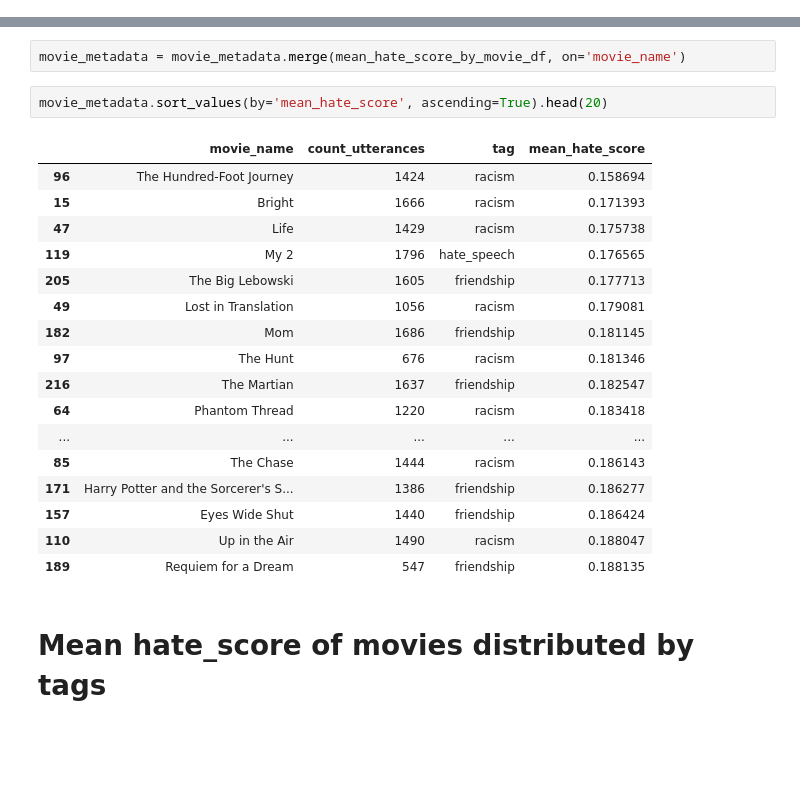
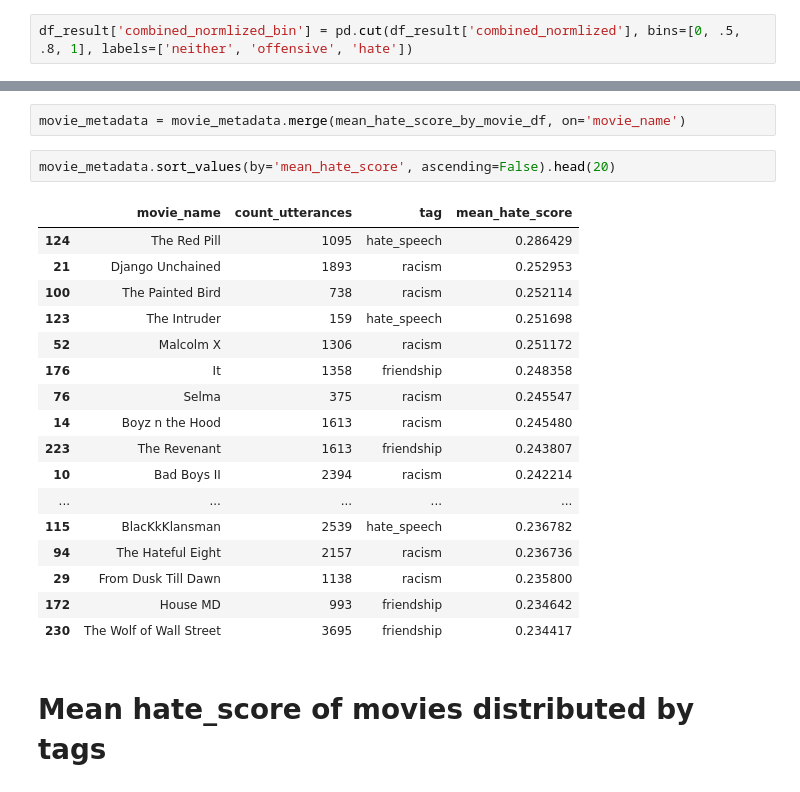
Before and after one commit to nvbogu/movie_hatespeech_detection, a Jupyter notebook: niklas_approach/get_model_score.ipynb, the cells around one changed output, grey strips where cells are left out. Saved outputs shown, nothing was run; the diff lists cells and outputs as text; blank space fills up the shorter version.

```diff
--- a/niklas_approach/get_model_score.ipynb
+++ b/niklas_approach/get_model_score.ipynb
@@ -51,3 +53,5 @@ df_result['combined_normlized'] = round(df_result['combined_results']/df_result[
+# %%
+df_result['combined_normlized_bin'] = pd.cut(df_result['combined_normlized'], bins=[0, .5, .8, 1], labels=['neither', 'offensive', 'hate'])
 # %%
 df_result.head(1)
 # %% [output]
@@ -74,25 +143,25 @@ movie_metadata = df_result.drop_duplicates(subset=['movie_name'])[['movie_name',
 # %%
 movie_metadata = movie_metadata.merge(mean_hate_score_by_movie_df, on='movie_name')
 # %%
-movie_metadata.sort_values(by='mean_hate_score', ascending=True).head(20)
+movie_metadata.sort_values(by='mean_hate_score', ascending=False).head(20)
 # %% [output]
 |  | movie_name | count_utterances | tag | mean_hate_score |
-| 96 | The Hundred-Foot Journey | 1424 | racism | 0.158694 |
-| 15 | Bright | 1666 | racism | 0.171393 |
-| 47 | Life | 1429 | racism | 0.175738 |
-| 119 | My 2 | 1796 | hate_speech | 0.176565 |
-| 205 | The Big Lebowski | 1605 | friendship | 0.177713 |
-| 49 | Lost in Translation | 1056 | racism | 0.179081 |
-| 182 | Mom | 1686 | friendship | 0.181145 |
-| 97 | The Hunt | 676 | racism | 0.181346 |
-| 216 | The Martian | 1637 | friendship | 0.182547 |
-| 64 | Phantom Thread | 1220 | racism | 0.183418 |
+| 124 | The Red Pill | 1095 | hate_speech | 0.286429 |
+| 21 | Django Unchained | 1893 | racism | 0.252953 |
+| 100 | The Painted Bird | 738 | racism | 0.252114 |
+| 123 | The Intruder | 159 | hate_speech | 0.251698 |
+| 52 | Malcolm X | 1306 | racism | 0.251172 |
+| 176 | It | 1358 | friendship | 0.248358 |
+| 76 | Selma | 375 | racism | 0.245547 |
+| 14 | Boyz n the Hood | 1613 | racism | 0.245480 |
+| 223 | The Revenant | 1613 | friendship | 0.243807 |
+| 10 | Bad Boys II | 2394 | racism | 0.242214 |
 | ... | ... | ... | ... | ... |
-| 85 | The Chase | 1444 | racism | 0.186143 |
-| 171 | Harry Potter and the Sorcerer's S... | 1386 | friendship | 0.186277 |
-| 157 | Eyes Wide Shut | 1440 | friendship | 0.186424 |
-| 110 | Up in the Air | 1490 | racism | 0.188047 |
-| 189 | Requiem for a Dream | 547 | friendship | 0.188135 |
+| 115 | BlacKkKlansman | 2539 | hate_speech | 0.236782 |
+| 94 | The Hateful Eight | 2157 | racism | 0.236736 |
+| 29 | From Dusk Till Dawn | 1138 | racism | 0.235800 |
+| 172 | House MD | 993 | friendship | 0.234642 |
+| 230 | The Wolf of Wall Street | 3695 | friendship | 0.234417 |
 # %% [markdown]
 # Mean hate_score of movies distributed by tags
 # %%
```
Also changed, not shown: parts of 8 cells of this notebook.
